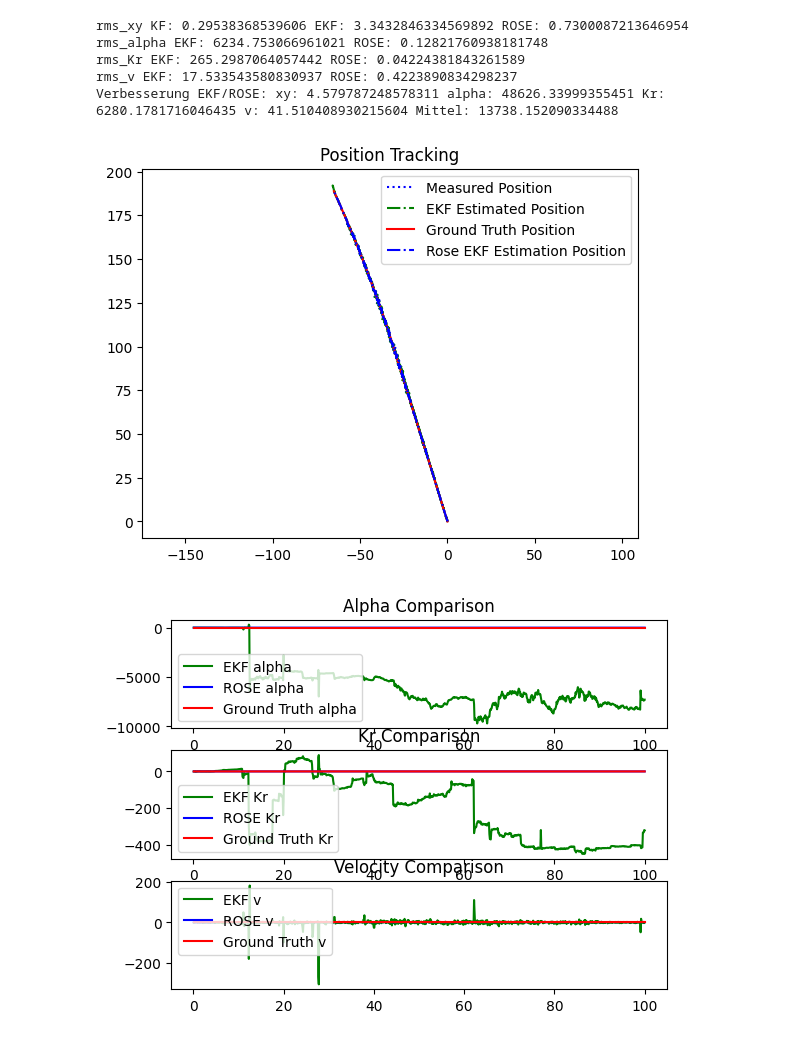
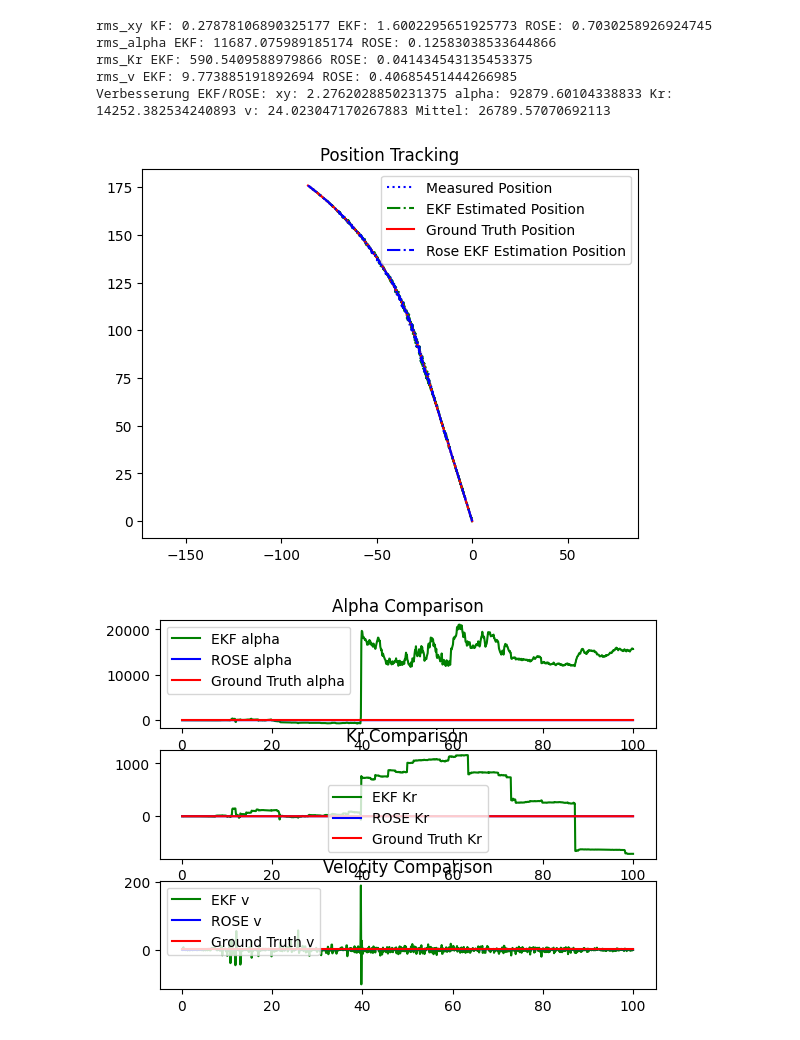
Before and after one commit to surfloco/research_project_ws23, a Jupyter notebook: matlab_to_jupyter/EKF_Rose_parts_Q.ipynb, the cells around one changed output. Cells and saved outputs as stored; diff of their text form; code cells hidden in the pictures.

```diff
--- a/matlab_to_jupyter/EKF_Rose_parts_Q.ipynb
+++ b/matlab_to_jupyter/EKF_Rose_parts_Q.ipynb
@@ -3,7 +3,7 @@ import pandas as pd
 import numpy as np
 
 # Reading the data
-df = pd.read_csv('/home/test/workspace/research_project_ws23/matlab_to_jupyter/xy5.csv')
+df = pd.read_csv('/home/test/workspace/research_project_ws23/matlab_to_jupyter/csv_files/straight_half_circle.csv')
 
 # Extracting and transposing data
 GT = {
@@ -322,14 +322,14 @@ plt.plot(t, GT['v'], 'r', label='Ground Truth v')
 plt.title('Velocity Comparison')
 plt.legend()
 
+# plt.figure(3)
+# plt.clf()
+# plt.plot(t, r1, label='r1')
+# plt.plot(t, r2, label='r2')
+# plt.title('R (Measurement Noise Covariance) Diagonal Elements')
+# plt.legend()
+
 plt.figure(3)
-plt.clf()
-plt.plot(t, r1, label='r1')
-plt.plot(t, r2, label='r2')
-plt.title('R (Measurement Noise Covariance) Diagonal Elements')
-plt.legend()
-
-plt.figure(4)
 plt.clf()
 plt.plot(t, q1, label='q1')
 plt.plot(t, q2, label='q2')
@@ -359,38 +359,38 @@ rms_ROSE_v = np.sqrt(np.mean((ROSE_v - GT['v'])**2))
 
 print(f'rms_v EKF: {rms_EKF_v} ROSE: {rms_ROSE_v}')
 
 improvement = [rms_EKF_xy/rms_ROSE_xy, rms_EKF_a/rms_ROSE_a, rms_EKF_Kr/rms_ROSE_Kr, rms_EKF_v/rms_ROSE_v]
 print(f'Verbesserung EKF/ROSE: xy: {improvement[0]} alpha: {improvement[1]} Kr: {improvement[2]} v: {improvement[3]} Mittel: {np.mean(improvement)}')
 
 # Saving to a file
 data = {
     'time': time,
     'Pos_x': Pos_x,
     'Pos_y': Pos_y,
     'GT_x': GT_x,
     'GT_y': GT_y,
     'GT_alpha': GT_alpha,
     'GT_Kr': GT_Kr,
     'GT_v': GT_v,
     'ROSE_x': ROSE_x,
     'ROSE_y': ROSE_y,
     'ROSE_alpha': ROSE_alpha,
     'ROSE_Kr': ROSE_Kr,
     'ROSE_v': ROSE_v,
     'EKF_x': EKF_x,
     'EKF_y': EKF_y,
     'EKF_alpha': EKF_alpha,
     'EKF_Kr': EKF_Kr,
     'EKF_v': EKF_v
 }
 
 df_to_save = pd.DataFrame(data)
-df_to_save.to_csv('EKF_Rose_data2.csv', sep=',', index=False)
+df_to_save.to_csv('csv_files/EKF_Rose_data2.csv', sep=',', index=False)
 # %% [output]
-rms_xy KF: 0.29538368539606 EKF: 3.3432846334569892 ROSE: 0.7300087213646954
-rms_alpha EKF: 6234.753066961021 ROSE: 0.12821760938181748
-rms_Kr EKF: 265.2987064057442 ROSE: 0.04224381843261589
-rms_v EKF: 17.533543580830937 ROSE: 0.4223890834298237
-Verbesserung EKF/ROSE: xy: 4.579787248578311 alpha: 48626.33999355451 Kr: 6280.1781716046435 v: 41.510408930215604 Mittel: 13738.152090334488
+rms_xy KF: 0.27878106890325177 EKF: 1.6002295651925773 ROSE: 0.7030258926924745
+rms_alpha EKF: 11687.075989185174 ROSE: 0.12583038533644866
+rms_Kr EKF: 590.5409588979866 ROSE: 0.041434543135453375
+rms_v EKF: 9.773885191892694 ROSE: 0.40685451444266985
+Verbesserung EKF/ROSE: xy: 2.2762028850231375 alpha: 92879.60104338833 Kr: 14252.382534240893 v: 24.023047170267883 Mittel: 26789.57070692113
-[figure, old version]
+[figure, new version]
-[figure, old version]
+[figure, new version]
```
Also changed, not shown: parts of 1 cell of this notebook.
